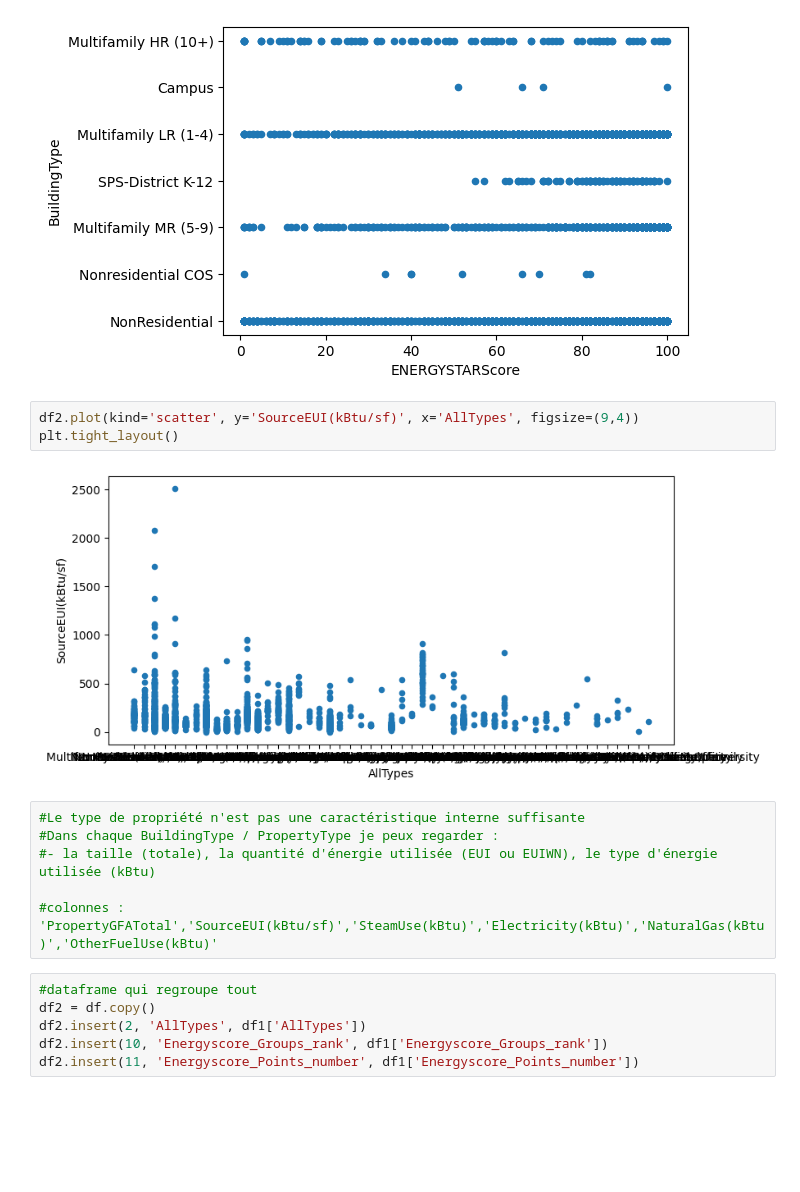
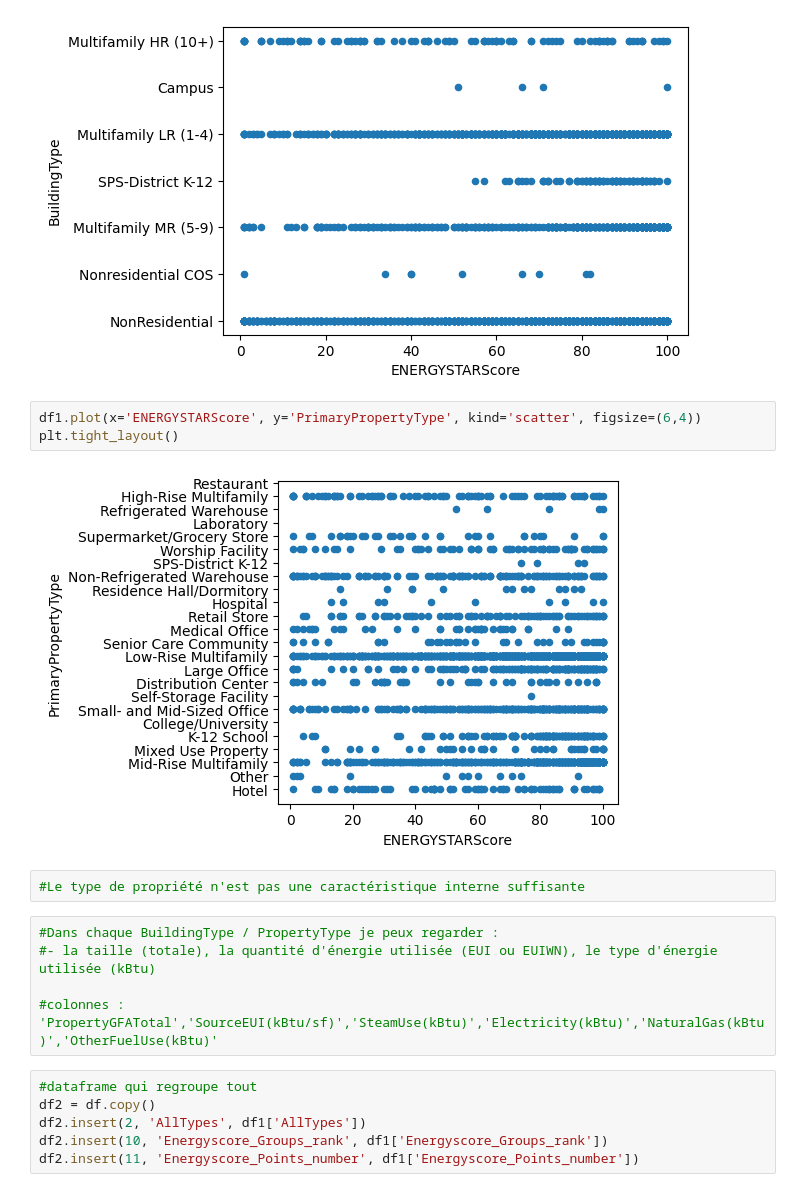
Before and after one commit to Nao975/Energetics-data-analysis, a Jupyter notebook: Projet - données énergétiques.ipynb, the cells around one changed output. Drawn from its saved outputs; the diff is of its cells as text; blank space fills up the shorter version.

```diff
--- a/Projet - données énergétiques.ipynb
+++ b/Projet - données énergétiques.ipynb
@@ -706,12 +706,13 @@ df1.plot(x='ENERGYSTARScore', y='BuildingType', kind='scatter', figsize=(6,4))
 <Axes: xlabel='ENERGYSTARScore', ylabel='BuildingType'>
 [figure]
 # %%
-df2.plot(kind='scatter', y='SourceEUI(kBtu/sf)', x='AllTypes', figsize=(9,4))
+df1.plot(x='ENERGYSTARScore', y='PrimaryPropertyType', kind='scatter', figsize=(6,4))
 plt.tight_layout()
 # %% [output]
-[figure, old version]
+[figure, new version]
+# %%
+#Le type de propriété n'est pas une caractéristique interne suffisante
 # %%
-#Le type de propriété n'est pas une caractéristique interne suffisante
 #Dans chaque BuildingType / PropertyType je peux regarder :
 #- la taille (totale), la quantité d'énergie utilisée (EUI ou EUIWN), le type d'énergie utilisée (kBtu)
 
```
Also changed, not shown: parts of 15 cells of this notebook.
